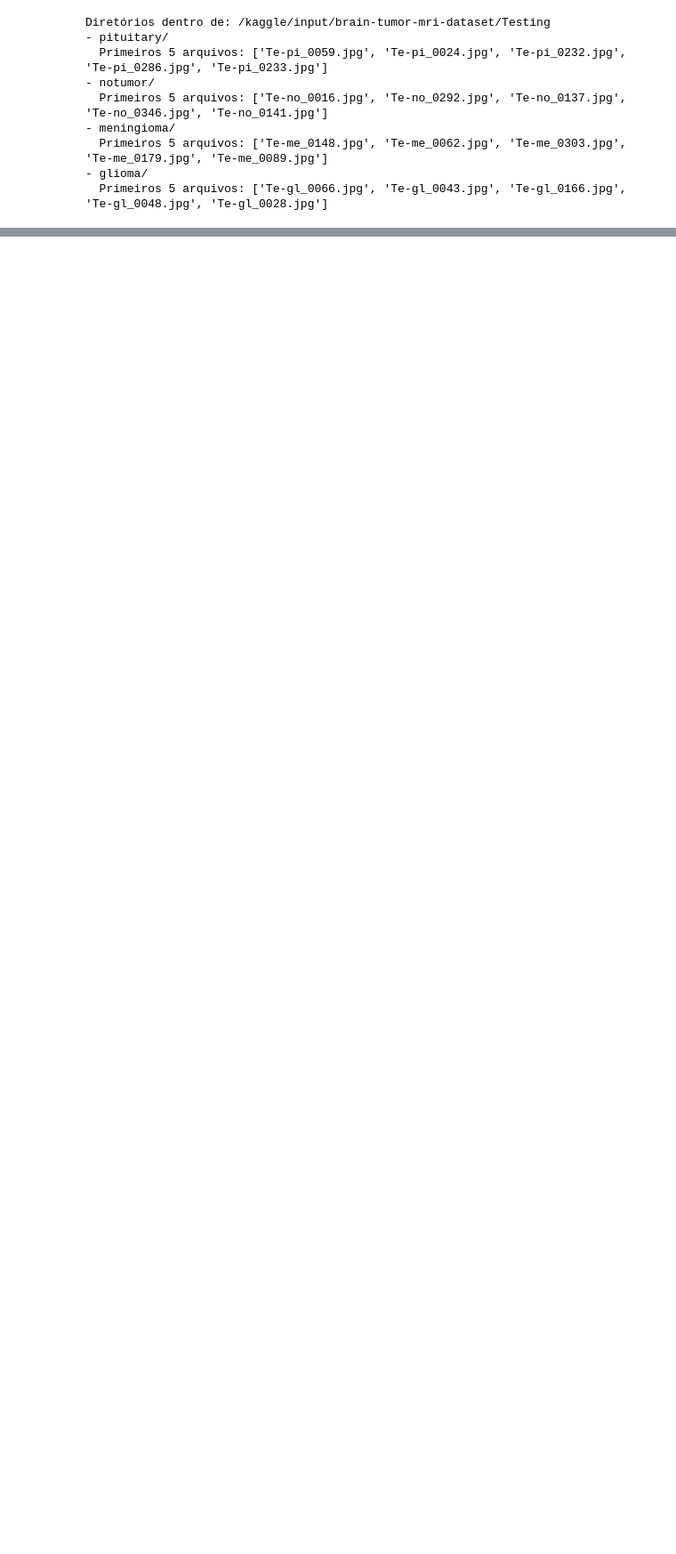
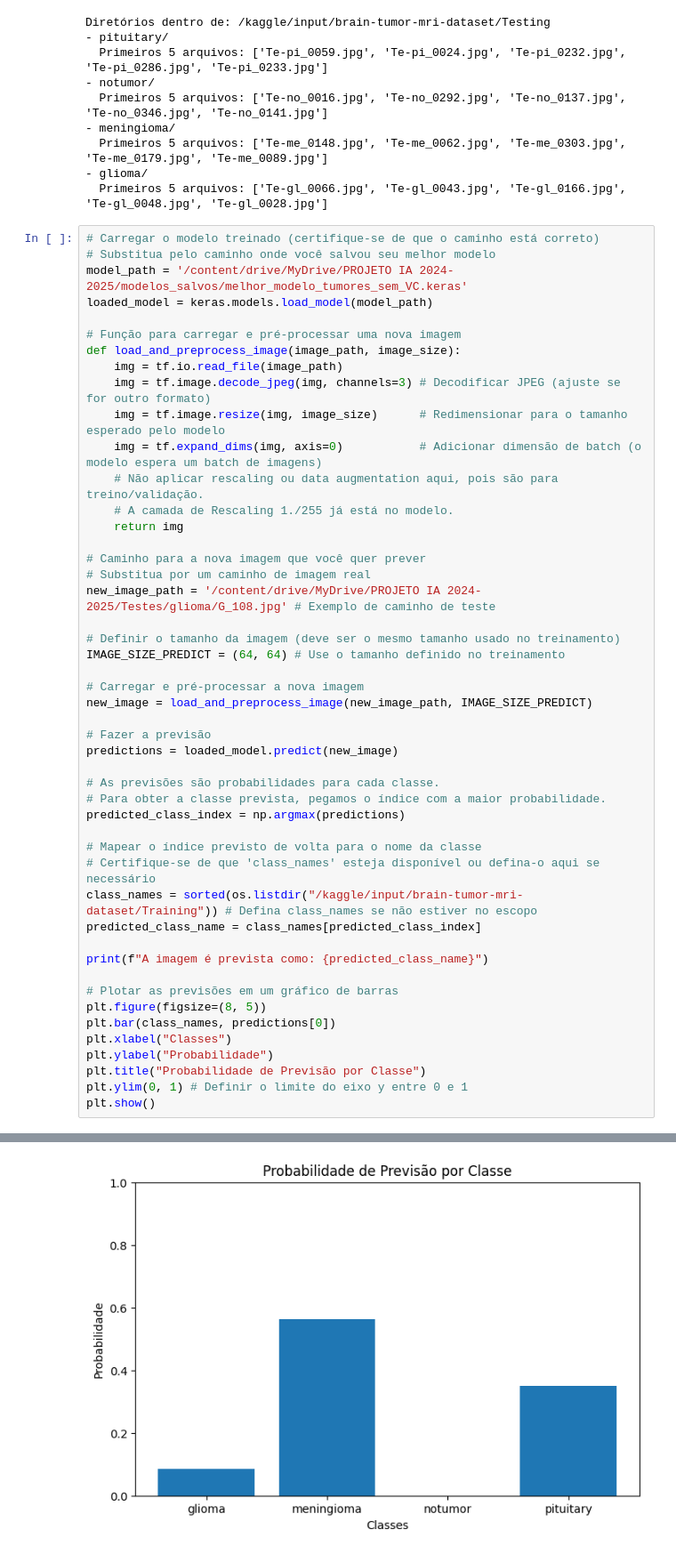
Before and after one commit to vitoriabarros132/cnn-tumors, a Jupyter notebook: [sem_validação_cruzada]_customizada_tumores.ipynb, the cells around one changed output, grey strips where cells are left out. Shown: that part at 89% size. Cells and saved outputs as stored; diff of their text form; blank space fills up the shorter version.

```diff
--- a/[sem_validação_cruzada]_customizada_tumores.ipynb
+++ b/[sem_validação_cruzada]_customizada_tumores.ipynb
@@ -296,3 +282,52 @@ Diretórios dentro de: /kaggle/input/brain-tumor-mri-dataset/Testing
   Primeiros 5 arquivos: ['Te-me_0148.jpg', 'Te-me_0062.jpg', 'Te-me_0303.jpg', 'Te-me_0179.jpg', 'Te-me_0089.jpg']
 - glioma/
   Primeiros 5 arquivos: ['Te-gl_0066.jpg', 'Te-gl_0043.jpg', 'Te-gl_0166.jpg', 'Te-gl_0048.jpg', 'Te-gl_0028.jpg']
+# %%
+# Carregar o modelo treinado (certifique-se de que o caminho está correto)
+# Substitua pelo caminho onde você salvou seu melhor modelo
+model_path = '/content/drive/MyDrive/PROJETO IA 2024-2025/modelos_salvos/melhor_modelo_tumores_sem_VC.keras'
+loaded_model = keras.models.load_model(model_path)
+
+# Função para carregar e pré-processar uma nova imagem
+def load_and_preprocess_image(image_path, image_size):
+    img = tf.io.read_file(image_path)
+    img = tf.image.decode_jpeg(img, channels=3) # Decodificar JPEG (ajuste se for outro formato)
+    img = tf.image.resize(img, image_size)      # Redimensionar para o tamanho esperado pelo modelo
+    img = tf.expand_dims(img, axis=0)           # Adicionar dimensão de batch (o modelo espera um batch de imagens)
+    # Não aplicar rescaling ou data augmentation aqui, pois são para treino/validação.
+    # A camada de Rescaling 1./255 já está no modelo.
+    return img
+
+# Caminho para a nova imagem que você quer prever
+# Substitua por um caminho de imagem real
+new_image_path = '/content/drive/MyDrive/PROJETO IA 2024-2025/Testes/glioma/G_108.jpg' # Exemplo de caminho de teste
+
+# Definir o tamanho da imagem (deve ser o mesmo tamanho usado no treinamento)
+IMAGE_SIZE_PREDICT = (64, 64) # Use o tamanho definido no treinamento
+
+# Carregar e pré-processar a nova imagem
+new_image = load_and_preprocess_image(new_image_path, IMAGE_SIZE_PREDICT)
+
+# Fazer a previsão
+predictions = loaded_model.predict(new_image)
+
+# As previsões são probabilidades para cada classe.
+# Para obter a classe prevista, pegamos o índice com a maior probabilidade.
+predicted_class_index = np.argmax(predictions)
+
+# Mapear o índice previsto de volta para o nome da classe
+# Certifique-se de que 'class_names' esteja disponível ou defina-o aqui se necessário
+class_names = sorted(os.listdir("/kaggle/input/brain-tumor-mri-dataset/Training")) # Defina class_names se não estiver no escopo
+predicted_class_name = class_names[predicted_class_index]
+
+print(f"A imagem é prevista como: {predicted_class_name}")
+
+# Plotar as previsões em um gráfico de barras
+plt.figure(figsize=(8, 5))
+plt.bar(class_names, predictions[0])
+plt.xlabel("Classes")
+plt.ylabel("Probabilidade")
+plt.title("Probabilidade de Previsão por Classe")
+plt.ylim(0, 1) # Definir o limite do eixo y entre 0 e 1
+plt.show()
+# %% [output]
@@ -298,0 +336 @@ Diretórios dentro de: /kaggle/input/brain-tumor-mri-dataset/Testing
+[figure, added]
```
Also changed, not shown: parts of 7 cells of this notebook, 1 other file.
